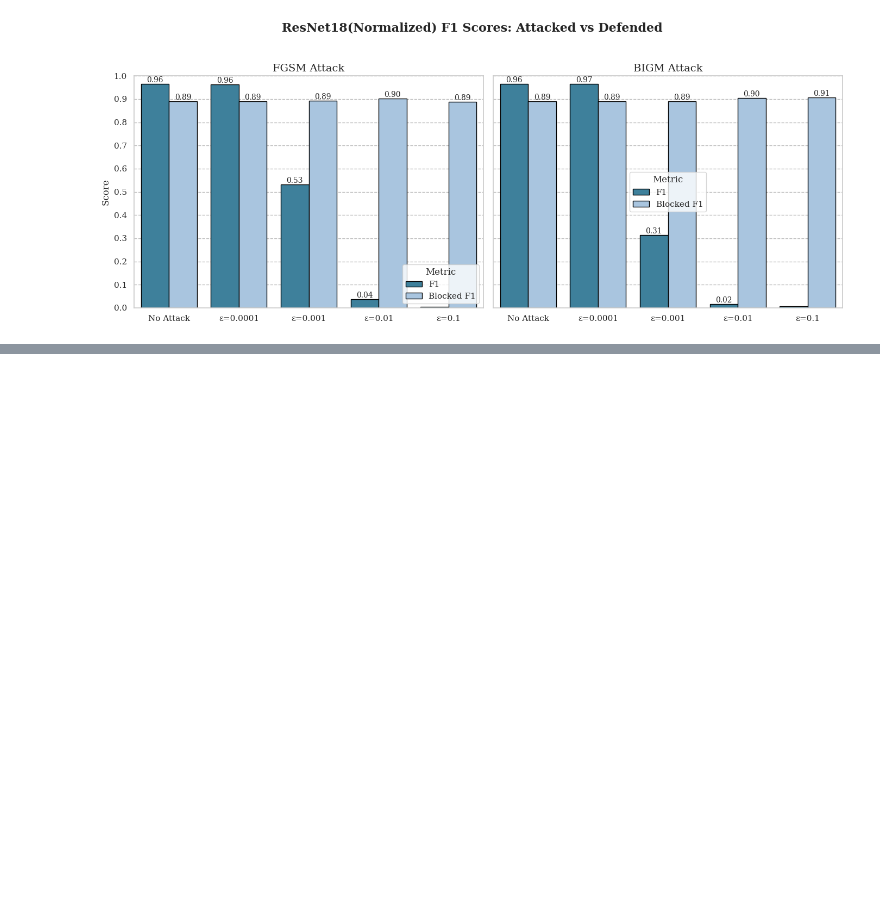
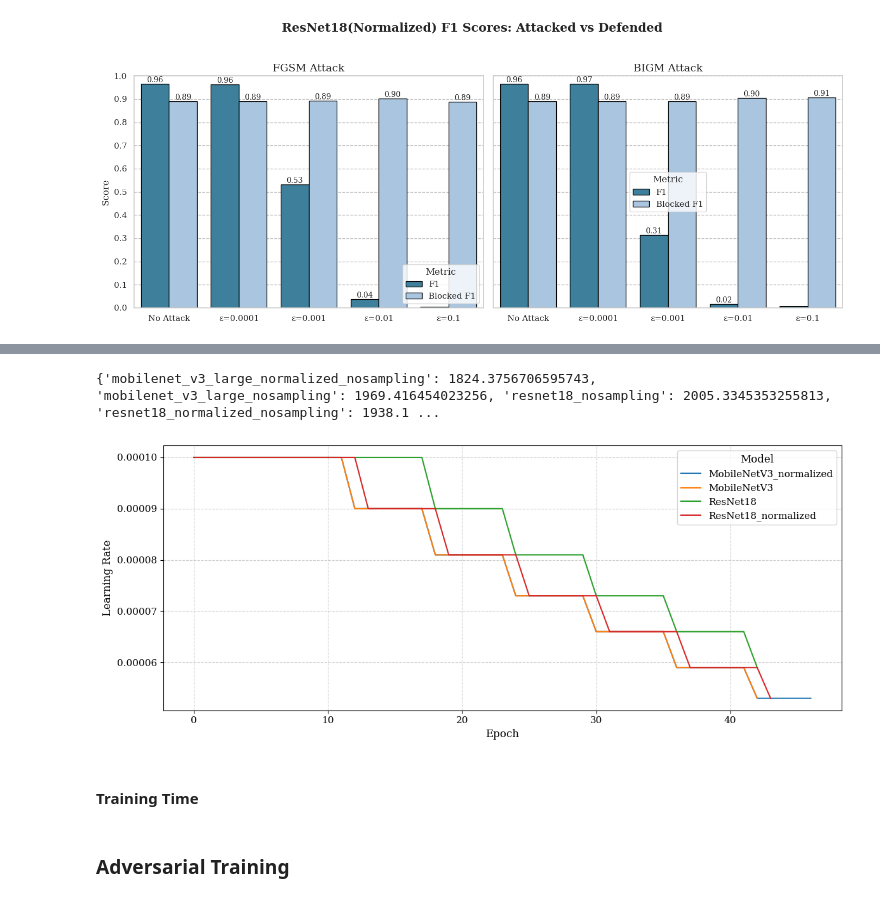
Before and after one commit to cs7org/i7-IDS, a Jupyter notebook: notebooks/report_generation.ipynb, the cells around one changed output, grey strips where cells are left out. Saved outputs shown, nothing was run; the diff lists cells and outputs as text; code cells hidden in the pictures; blank space fills up the shorter version.

```diff
--- a/notebooks/report_generation.ipynb
+++ b/notebooks/report_generation.ipynb
@@ -193,0 +497,52 @@ resnet18_normalized_nosampling
+# %%
+from collections import defaultdict
+import re
+# Pattern to extract the learning rate
+pattern = re.compile(r'Learning rate:\s*([0-9.eE-]+)')
+learning_rates = defaultdict(list)
+epoch_seconds = {}
+
+for logfile in log_files:
+    with open(logfile, 'r') as f:
+        lines = f.readlines()
+    # parse times
+    start_time = pd.to_datetime(lines[0].split('|')[0])
+    end_time = pd.to_datetime(lines[-1].split('|')[0])
+    # collect LRs
+    for line in lines:
+        match = pattern.search(line)
+        if match:
+            lr = float(match.group(1))
+            learning_rates[logfile.parent.name].append(lr)
+    # compute avg seconds per epoch
+    num_epochs = len(learning_rates[logfile.parent.name])
+    total_seconds = (end_time - start_time).total_seconds()
+    epoch_seconds[logfile.parent.name] = total_seconds / num_epochs
+print(epoch_seconds)
+data_type='normalized'
+fig = plt.figure(figsize=(12, 5))
+
+for log_file, lrs in learning_rates.items():
+    label='ResNet18' if 'resnet' in str(log_file).lower() else 'MobileNetV3'
+    if data_type in str(log_file).lower():
+        label=label+'_normalized'
+
+    epochs = list(range(len(lrs)))
+
+    plt.plot(epochs, lrs,  label=label)
+
+# Academic plot styling
+plt.xlabel('Epoch')
+plt.ylabel('Learning Rate')
+plt.grid(True, linestyle='--', alpha=0.6)
+plt.legend(title='Model')
+plt.savefig('lr_per_epoch_atk_clf.pdf')
+plt.tight_layout()
+plt.show()
+# %% [output]
+{'mobilenet_v3_large_normalized_nosampling': 1824.3756706595743, 'mobilenet_v3_large_nosampling': 1969.416454023256, 'resnet18_nosampling': 2005.3345353255813, 'resnet18_normalized_nosampling': 1938.1 ...
+[figure, added]
+# %% [markdown]
+#### Training Time
+# %% [markdown]
+### Adversarial Training
```
Also changed, not shown: parts of 29 cells of this notebook, 38 other files.
